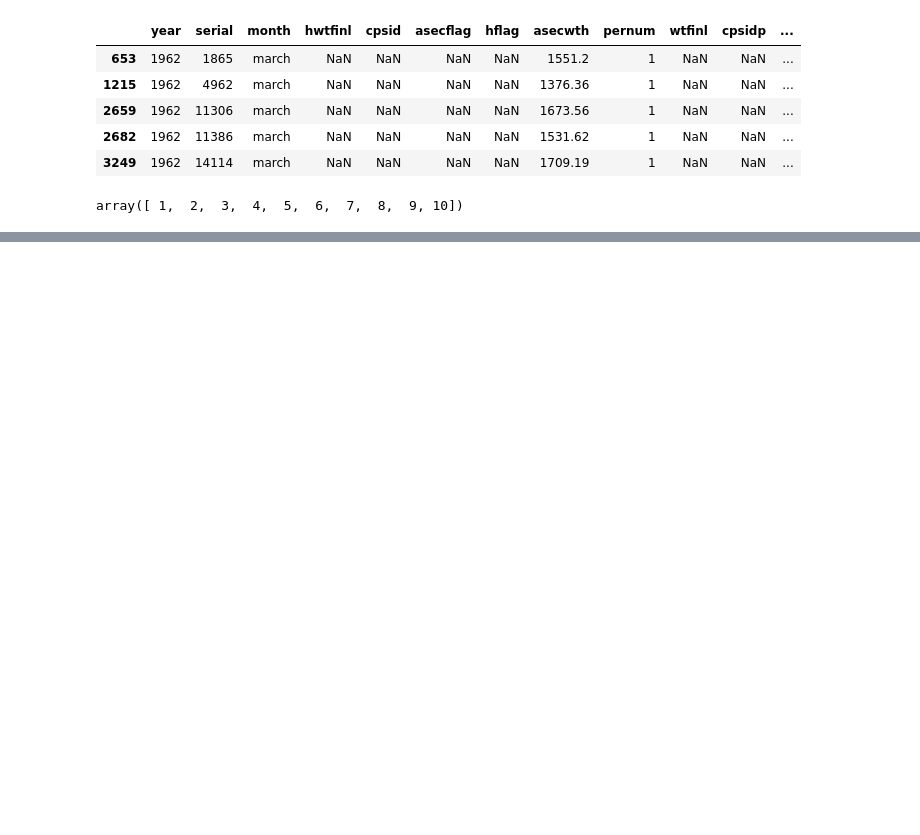
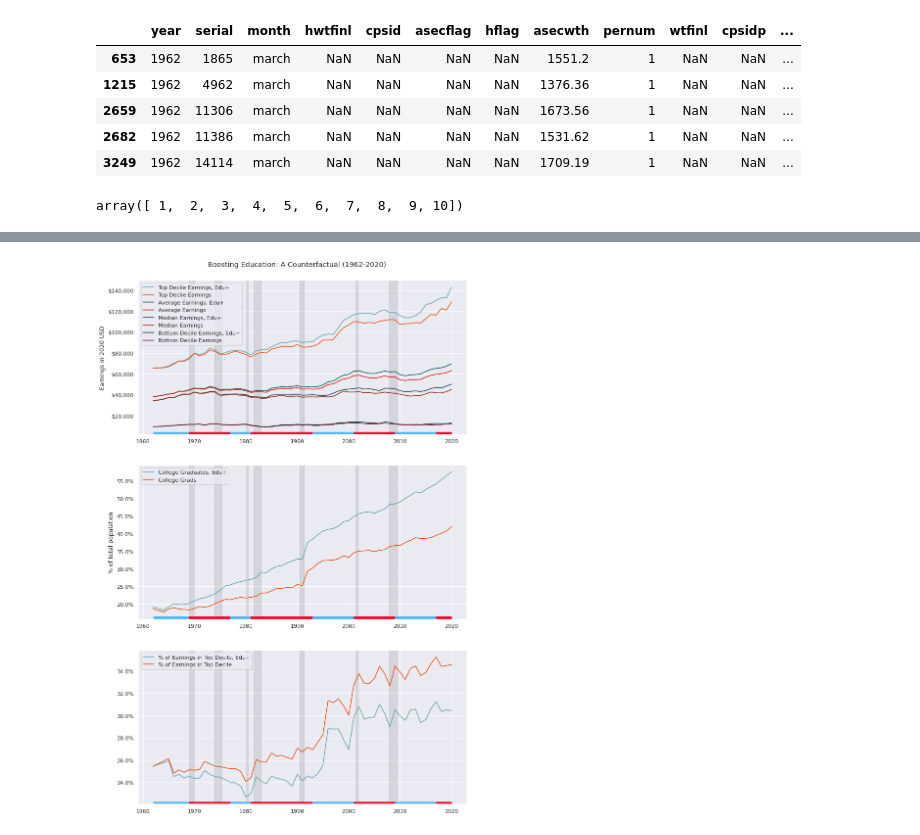
Before and after one commit to Spelkington/econometrics, a Jupyter notebook: assignment08/analysis.ipynb, the cells around one changed output, grey strips where cells are left out. Drawn from its saved outputs; the diff is of its cells as text; code cells hidden in the pictures; blank space fills up the shorter version.

Commit message:
assignment08 format update

```diff
--- a/assignment08/analysis.ipynb
+++ b/assignment08/analysis.ipynb
@@ -208,0 +236,84 @@ plt.savefig("analysis.pdf")
+# %%
+adj_cols = [
+    "alt_all_avg", "alt_all_med", "alt_all_10", "alt_all_90",
+    "all_avg", "all_med", "all_10", "all_90",
+]
+
+for col in adj_cols:
+    df[col] /= fred_df["PCEPI"]
+# %%
+import matplotlib.pyplot as plt
+from matplotlib.gridspec import GridSpec
+import seaborn as sns
+import matplotlib.ticker as mtick
+
+presidents = [
+    [1962, "#4cb5f5"],
+    [1963, "#4cb5f5"],
+    [1969, "#f70025"],
+    [1974, "#f70025"],
+    [1977, "#4cb5f5"],
+    [1981, "#f70025"],
+    [1989, "#f70025"],
+    [1993, "#4cb5f5"],
+    [2001, "#f70025"],
+    [2009, "#4cb5f5"],
+    [2017, "#f70025"],
+    [2020, "_"],
+]
+
+recessions = [
+    [1969, 1970],
+    [1973.9, 1975.25],
+    [1980, 1980.5],
+    [1981.5, 1982.9],
+    [1990.5, 1991.25],
+    [2001.25, 2001.9],
+    [2007.9, 2009.5],
+]
+
+sns.set_theme()
+
+fig: plt.Figure = plt.figure(figsize=(12, 18))
+plt.suptitle("Boosting Education: A Counterfactual (1962-2020)")
+fig.subplots_adjust(top=0.95)
+gs = GridSpec(nrows=3, ncols=1)
+
+ax0 = fig.add_subplot(gs[0,:])
+ax0.plot(df["alt_all_90"],  color="#66a5ad", label="Top Decile Earnings, Edu+")
+ax0.plot(df["all_90"],  color="#e94f08", label="Top Decile Earnings")
+
+ax0.plot(df["alt_all_avg"], color="#07575b", label="Average Earnings, Edu+")
+ax0.plot(df["all_avg"], color="#d61800", label="Average Earnings")
+
+ax0.plot(df["alt_all_med"], color="#1e434c", label="Median Earnings, Edu+")
+ax0.plot(df["all_med"], color="#8d230f", label="Median Earnings")
+
+ax0.plot(df["alt_all_10"],  color="#003b46", label="Bottom Decile Earnings, Edu+")
+ax0.plot(df["all_10"],  color="#7f192e", label="Bottom Decile Earnings")
+ax0.yaxis.set_major_formatter('${x:,.0f}')
+ax0.set_ylabel("Earnings in 2020 USD")
+
+ax1 = fig.add_subplot(gs[1,:])
+ax1.plot(df["alt_col_count"], color="#66a5ad", label="College Graduates, Edu+")
+ax1.plot(df["col_count"],     color="#e94f08", label="College Grads")
+ax1.yaxis.set_major_formatter(mtick.PercentFormatter(1))
+ax1.set_ylabel("% of total population")
+
+ax2 = fig.add_subplot(gs[2,:])
+ax2.plot(df["alt_top_share"], color="#66a5ad", label="Top Decile, Edu+")
+ax2.plot(df["top_share"],     color="#e94f08", label="Top Decile")
+ax2.yaxis.set_major_formatter(mtick.PercentFormatter(1))
+ax1.set_ylabel("% of total earnings")
+
+for ax in fig.axes:
+    ax.legend(loc="upper left")
+    for i in range(len(recessions)):
+        ax.axvspan(recessions[i][0], recessions[i][1], color="grey", alpha=0.2)
+
+    for i in range(len(presidents) - 1):
+        ax.axvspan(presidents[i][0], presidents[i + 1][0], color=presidents[i][1], alpha=1, ymin = 0, ymax=0.015)
+
+plt.savefig("analysis.pdf")
+# %% [output]
+[figure, added]
```
Also changed, not shown: parts of 8 cells of this notebook, 1 other file.
